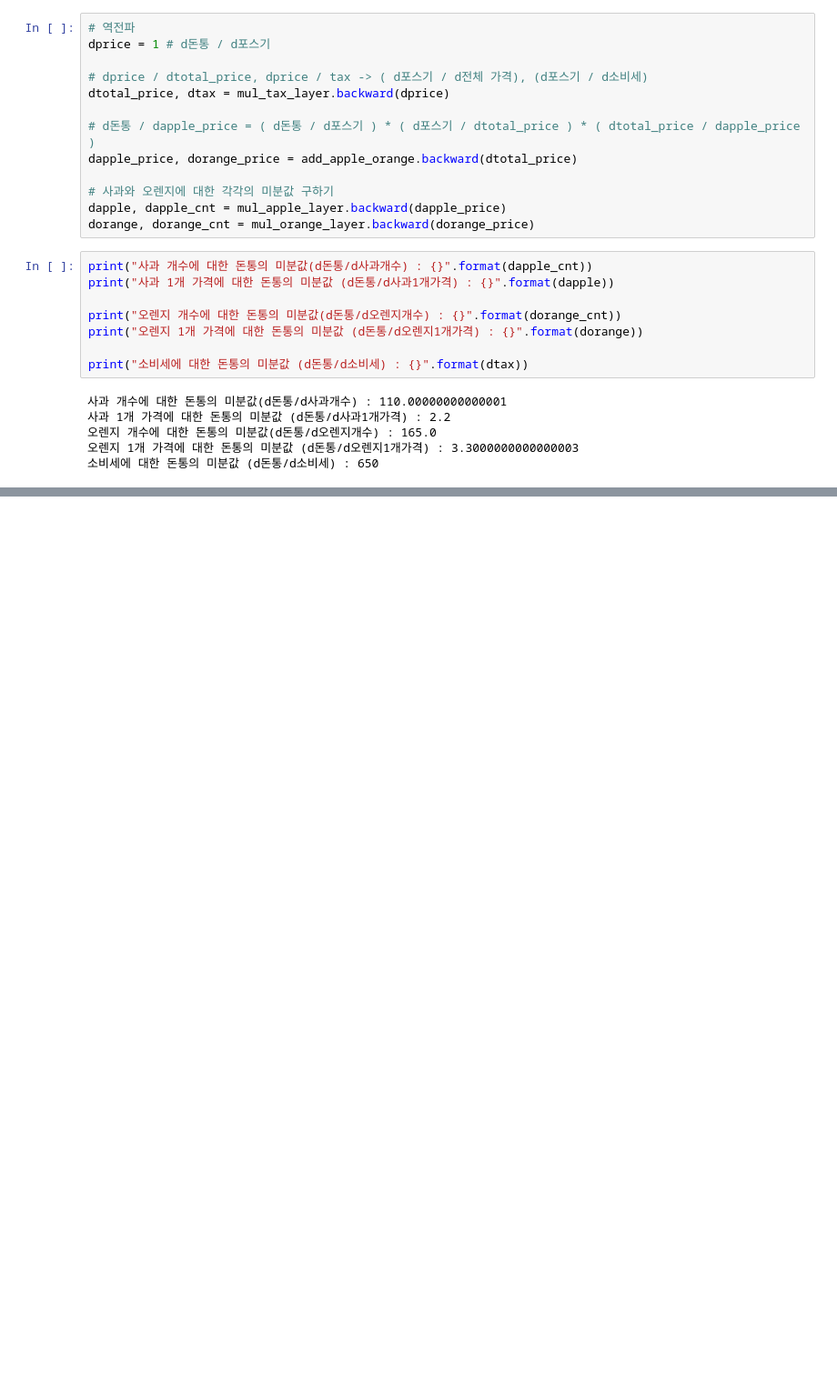
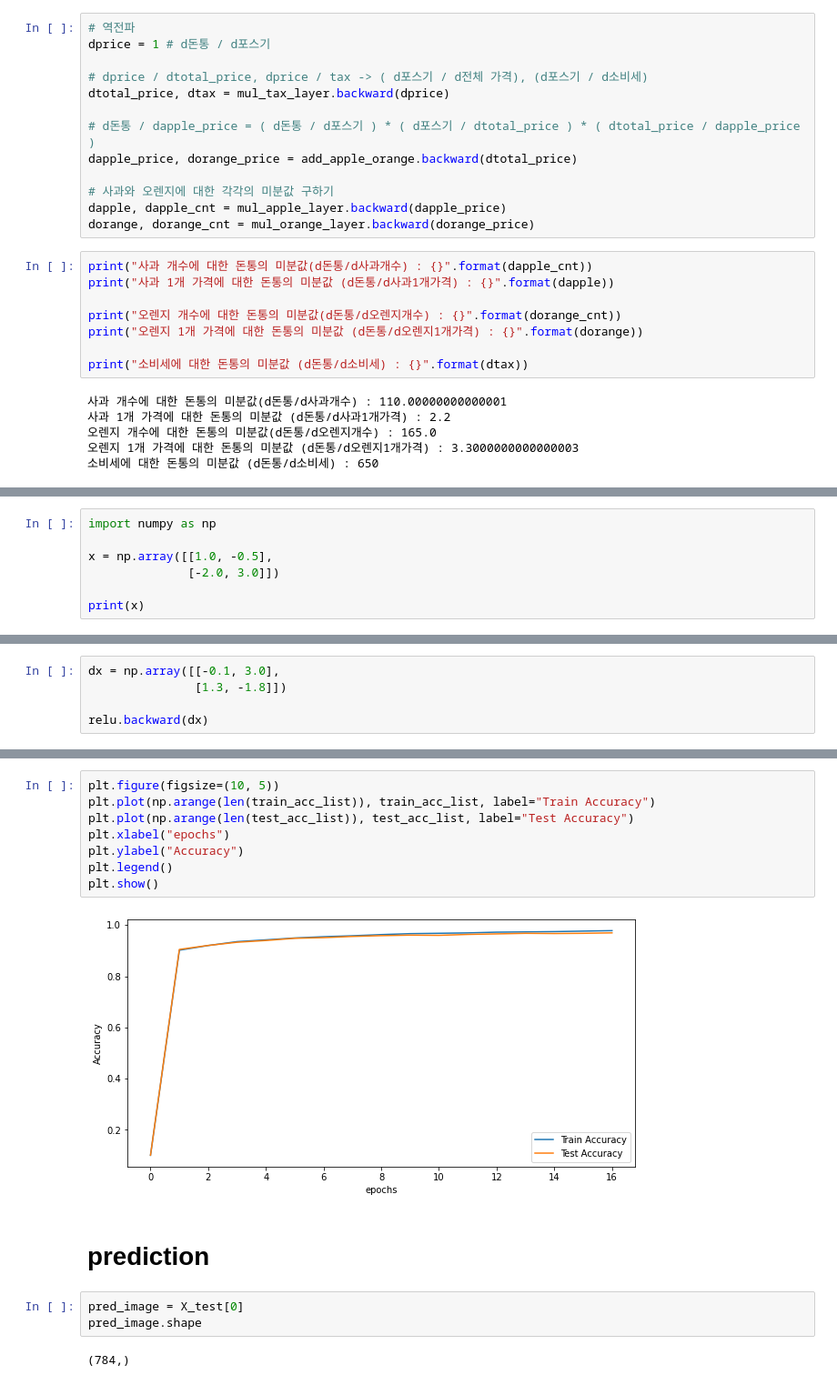
Before and after one commit to koalalovepabro/Deep-Learning, a Jupyter notebook: 10_역전파_구현하기.ipynb, the cells around one changed output, grey strips where cells are left out. Shown: that part at 91% size. Drawn from its saved outputs; the diff is of its cells as text; blank space fills up the shorter version.

```diff
--- a/10_역전파_구현하기.ipynb
+++ b/10_역전파_구현하기.ipynb
@@ -178,0 +212,7 @@ print("소비세에 대한 돈통의 미분값 (d돈통/d소비세) : {}".format
+# %%
+import numpy as np
+
+x = np.array([[1.0, -0.5],
+              [-2.0, 3.0]])
+
+print(x)
@@ -178,0 +233,5 @@ print("소비세에 대한 돈통의 미분값 (d돈통/d소비세) : {}".format
+# %%
+dx = np.array([[-0.1, 3.0],
+               [1.3, -1.8]])
+
+relu.backward(dx)
@@ -178,0 +653,17 @@ print("소비세에 대한 돈통의 미분값 (d돈통/d소비세) : {}".format
+# %%
+plt.figure(figsize=(10, 5))
+plt.plot(np.arange(len(train_acc_list)), train_acc_list, label="Train Accuracy")
+plt.plot(np.arange(len(test_acc_list)), test_acc_list, label="Test Accuracy")
+plt.xlabel("epochs")
+plt.ylabel("Accuracy")
+plt.legend()
+plt.show()
+# %% [output]
+[figure, added]
+# %% [markdown]
+# prediction
+# %%
+pred_image = X_test[0]
+pred_image.shape
+# %% [output]
+(784,)
```
Also changed, not shown: parts of 32 cells of this notebook.
